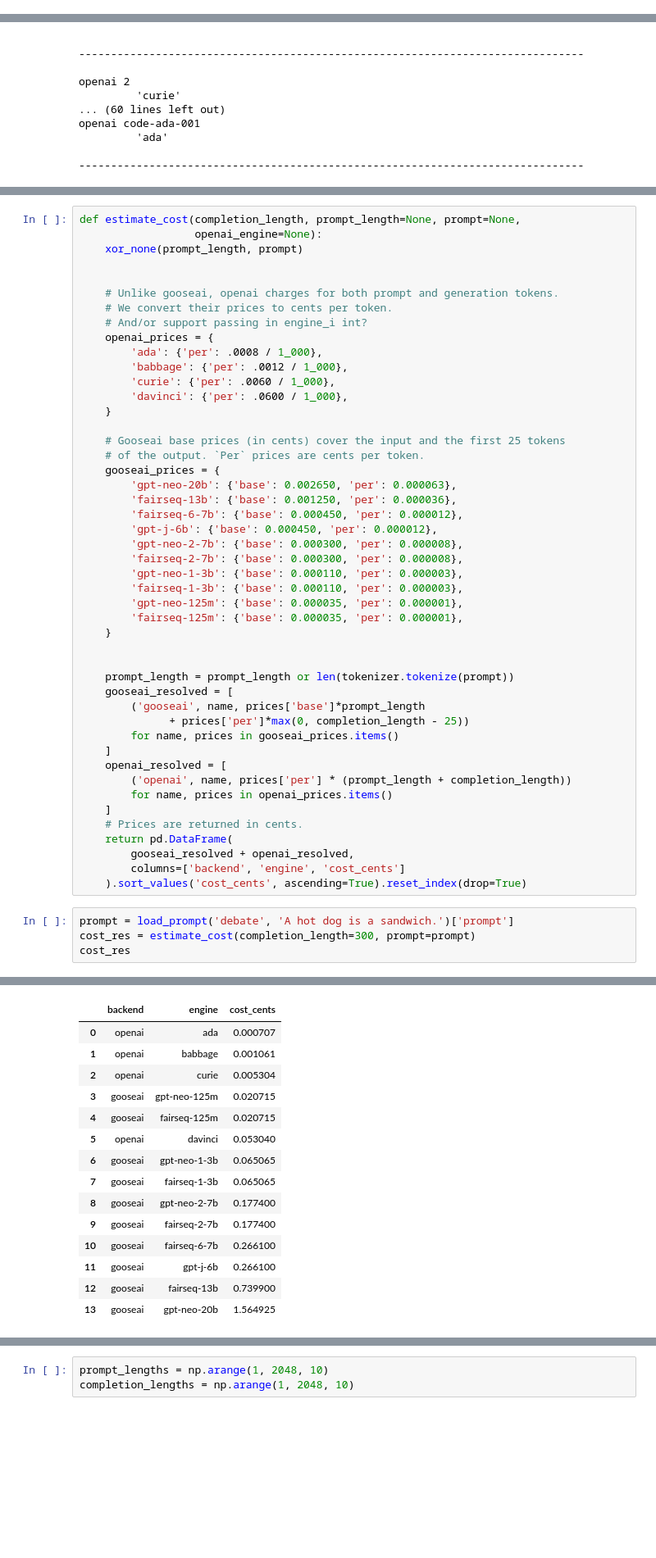
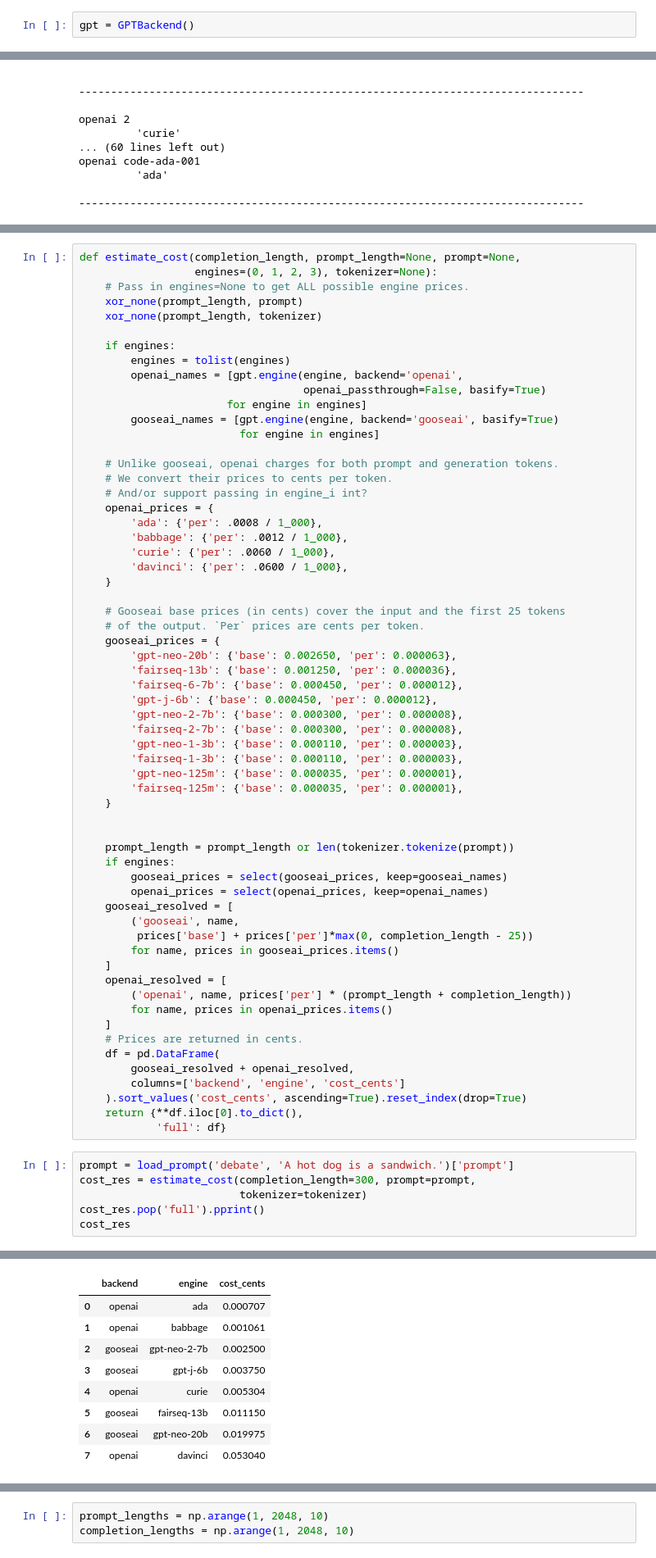
Before and after one commit to hdmamin/jabberwocky, a Jupyter notebook: notebooks/nb015-fix-openai-api-issue.ipynb, the cells around one changed output, grey strips where cells are left out. Shown at 82% size. Cells and saved outputs as stored; diff of their text form; blank space fills up the shorter version.

Commit message:
basify option in enginemap; tentatively finish estimate_cost func

```diff
--- a/notebooks/nb015-fix-openai-api-issue.ipynb
+++ b/notebooks/nb015-fix-openai-api-issue.ipynb
@@ -565,5 +568,7 @@ Since the stopword removal for a backend with native streaming currently only he
 #             return True
 #         except Exception as e:
 #             return False
+# %%
+gpt = GPTBackend()
 # %%
 EngineMap.get(3, 'hobby')
@@ -666,8 +685,17 @@ openai code-ada-001
 # %%
 def estimate_cost(completion_length, prompt_length=None, prompt=None,
-                  openai_engine=None):
+                  engines=(0, 1, 2, 3), tokenizer=None):
+    # Pass in engines=None to get ALL possible engine prices.
     xor_none(prompt_length, prompt)
+    xor_none(prompt_length, tokenizer)
 
+    if engines:
+        engines = tolist(engines)
+        openai_names = [gpt.engine(engine, backend='openai',
+                                   openai_passthrough=False, basify=True)
+                       for engine in engines]
+        gooseai_names = [gpt.engine(engine, backend='gooseai', basify=True)
+                         for engine in engines]
 
     # Unlike gooseai, openai charges for both prompt and generation tokens.
     # We convert their prices to cents per token.
@@ -696,9 +724,12 @@ def estimate_cost(completion_length, prompt_length=None, prompt=None,
 
 
     prompt_length = prompt_length or len(tokenizer.tokenize(prompt))
+    if engines:
+        gooseai_prices = select(gooseai_prices, keep=gooseai_names)
+        openai_prices = select(openai_prices, keep=openai_names)
     gooseai_resolved = [
-        ('gooseai', name, prices['base']*prompt_length
-              + prices['per']*max(0, completion_length - 25))
+        ('gooseai', name,
+         prices['base'] + prices['per']*max(0, completion_length - 25))
         for name, prices in gooseai_prices.items()
     ]
     openai_resolved = [
@@ -706,29 +737,27 @@ def estimate_cost(completion_length, prompt_length=None, prompt=None,
         for name, prices in openai_prices.items()
     ]
     # Prices are returned in cents.
-    return pd.DataFrame(
+    df = pd.DataFrame(
         gooseai_resolved + openai_resolved,
         columns=['backend', 'engine', 'cost_cents']
     ).sort_values('cost_cents', ascending=True).reset_index(drop=True)
+    return {**df.iloc[0].to_dict(),
+            'full': df}
 # %%
 prompt = load_prompt('debate', 'A hot dog is a sandwich.')['prompt']
-cost_res = estimate_cost(completion_length=300, prompt=prompt)
+cost_res = estimate_cost(completion_length=300, prompt=prompt,
+                         tokenizer=tokenizer)
+cost_res.pop('full').pprint()
 cost_res
 # %% [output]
 debate: Non-zero frequency penalty was initially included by accident, but in at least 1 test removing it noticeably worsened results.
 -------------------------------------------------------------------------------
 |  | backend | engine | cost_cents |
 | 0 | openai | ada | 0.000707 |
 | 1 | openai | babbage | 0.001061 |
-| 2 | openai | curie | 0.005304 |
-| 3 | gooseai | gpt-neo-125m | 0.020715 |
-| 4 | gooseai | fairseq-125m | 0.020715 |
-| 5 | openai | davinci | 0.053040 |
-| 6 | gooseai | gpt-neo-1-3b | 0.065065 |
-| 7 | gooseai | fairseq-1-3b | 0.065065 |
-| 8 | gooseai | gpt-neo-2-7b | 0.177400 |
-| 9 | gooseai | fairseq-2-7b | 0.177400 |
-| 10 | gooseai | fairseq-6-7b | 0.266100 |
-| 11 | gooseai | gpt-j-6b | 0.266100 |
-| 12 | gooseai | fairseq-13b | 0.739900 |
-| 13 | gooseai | gpt-neo-20b | 1.564925 |
+| 2 | gooseai | gpt-neo-2-7b | 0.002500 |
+| 3 | gooseai | gpt-j-6b | 0.003750 |
+| 4 | openai | curie | 0.005304 |
+| 5 | gooseai | fairseq-13b | 0.011150 |
+| 6 | gooseai | gpt-neo-20b | 0.019975 |
+| 7 | openai | davinci | 0.053040 |
```
Also changed, not shown: parts of 24 cells of this notebook, 2 other files.
